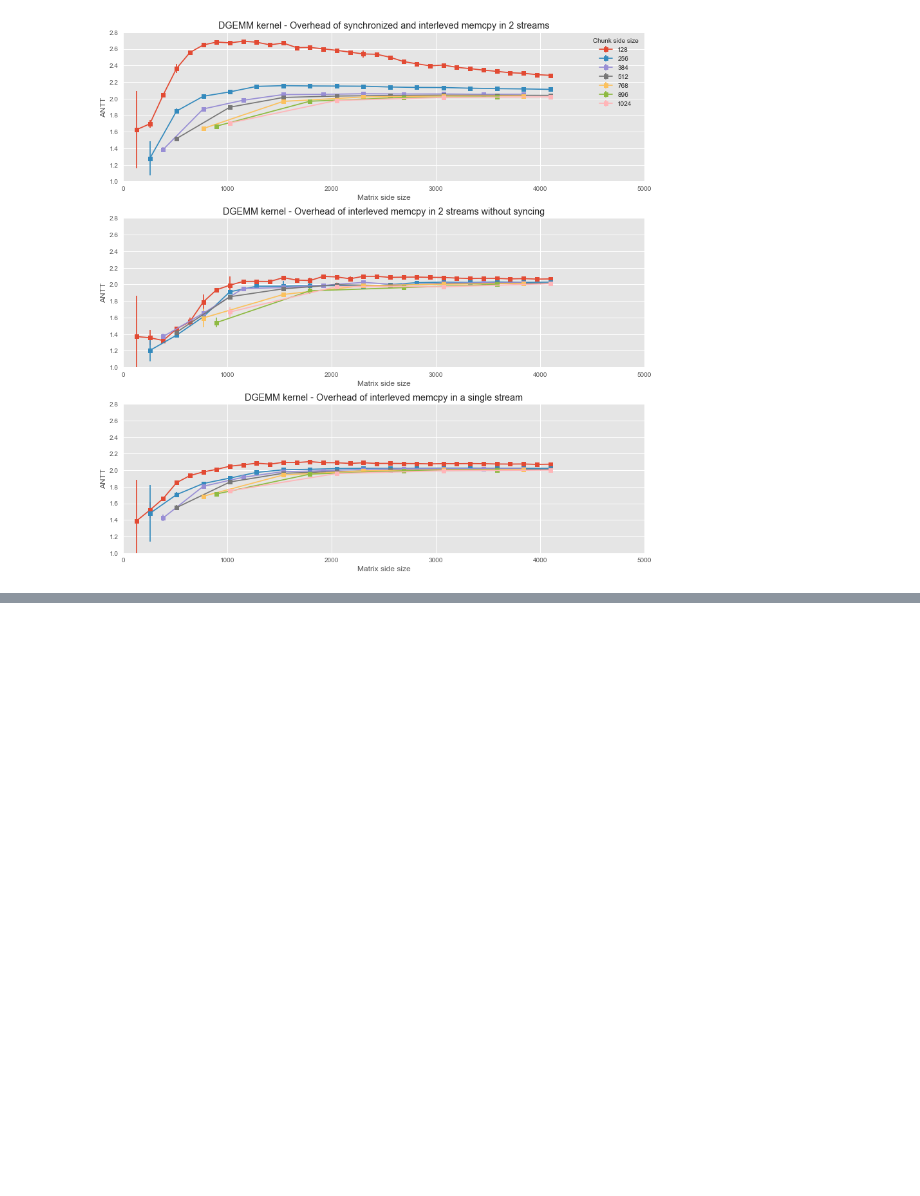
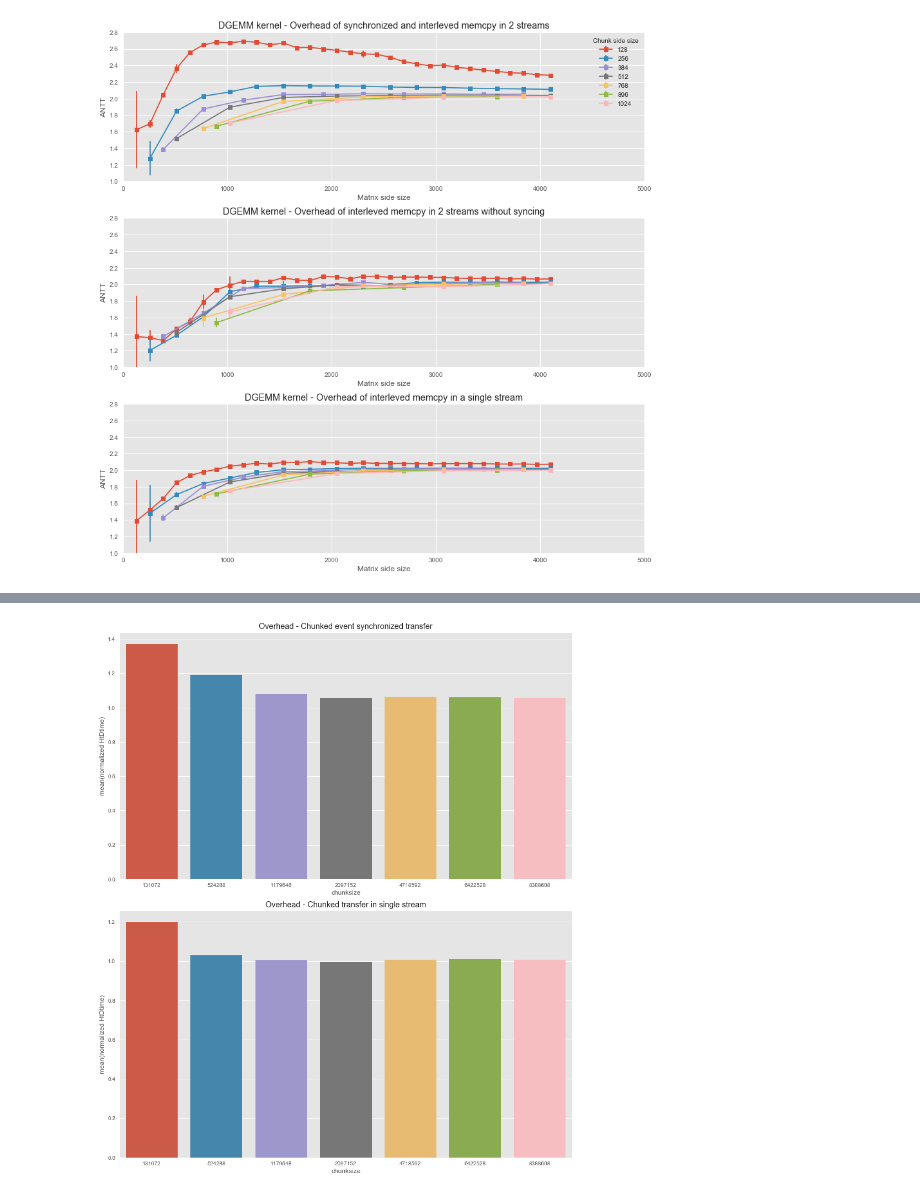
Before and after one commit to Erikun/bandwidthpartition, a Jupyter notebook: chunkedwithkernels.ipynb, the cells around one changed output, grey strips where cells are left out. Saved outputs shown, nothing was run; the diff lists cells and outputs as text; code cells hidden in the pictures; blank space fills up the shorter version.

Commit message:
added overhead calc

```diff
--- a/chunkedwithkernels.ipynb
+++ b/chunkedwithkernels.ipynb
@@ -1604,3 +1570,73 @@ plt.xlim(0,5000)
 plt.tight_layout(pad=0.4, w_pad=0.5, h_pad=1.0)
 # %% [output]
 [figure]
+# %%
+plt.figure(figsize=(12,14))
+bl2 = blpart2[blpart2['Kernel']==" partition 1"]
+plt.subplot(211)
+chunks = 24
+
+normalizeddf = dfsync.copy()
+print normalizeddf['no_chunksHtD'].unique()
+print normalizeddf['chunksize'].unique()
+
+
+#normalizeddf = normalizeddf.loc[normalizeddf['Kernel']=='partition 2']
+#normalizeddf = normalized.loc(normalized['Kernel']=='partition 2')
+for s in normalizeddf.loc[:,('#size')].unique():
+    avg=bl2['HtDtime'][bl2['#size']==s].mean()
+    normalizeddf.loc[normalizeddf['#size']==s, 'normalized HtDtime'] = normalizeddf['HtDtime'].apply(lambda x: x/avg)
+#normalizeddf['chunk%']=normalizeddf['chunksize']/(normalizeddf['totalsizeHtD']+normalizeddf['totalsizeDtH'])
+y=normalizeddf.groupby(['no_chunksHtD','#size','Kernel','chunksize'],as_index=False)['normalized HtDtime'].mean()
+err=normalizeddf.groupby(['no_chunksHtD','#size','Kernel','chunksize'])['normalized HtDtime'].apply(np.std)
+x=normalizeddf['no_chunksHtD'].unique()
+ymod = y[y['Kernel']=='partition 2']
+
+ymod = ymod[ymod['no_chunksHtD']==chunks]
+#seaborn.barplot(x='no_chunksHtD',y='normalized HtDtime', hue='chunksize', data = ymod)
+seaborn.barplot(x='chunksize',y='normalized HtDtime', data = ymod)
+
+
+
+plt.title('Overhead - Chunked event synchronized transfer')
+
+
+# plt.subplot(312)
+
+# normalizeddf = dfnosync.copy()
+# #normalizeddf = normalizeddf.loc[normalizeddf['Kernel']=='partition 2']
+# #normalizeddf = normalized.loc(normalized['Kernel']=='partition 2')
+# for s in normalizeddf.loc[:,('#size')].unique():
+#     avg=bl2['HtDtime'][bl2['#size']==s].mean()
+#     normalizeddf.loc[normalizeddf['#size']==s, 'normalized HtDtime'] = normalizeddf['HtDtime'].apply(lambda x: x/avg)
+# #normalizeddf['chunk%']=normalizeddf['chunksize']/(normalizeddf['totalsizeHtD']+normalizeddf['totalsizeDtH'])
+# y=normalizeddf.groupby(['no_chunksHtD','#size','Kernel','chunksize'],as_index=False)['normalized HtDtime'].mean()
+# err=normalizeddf.groupby(['no_chunksHtD','#size','Kernel','chunksize'])['normalized HtDtime'].apply(np.std)
+# x=normalizeddf['no_chunksHtD'].unique()
+# ymod = y[y['Kernel']=='partition 2']
+
+# ymod = ymod[ymod['no_chunksHtD']<=chunks]
+# seaborn.barplot(x='no_chunksHtD',y='normalized HtDtime', hue='chunksize', data = ymod)
+plt.subplot(212)
+
+normalizeddf = dfsingle.copy()
+#normalizeddf = normalizeddf.loc[normalizeddf['Kernel']=='partition 2']
+#normalizeddf = normalized.loc(normalized['Kernel']=='partition 2')
+for s in normalizeddf.loc[:,('#size')].unique():
+    avg=bl2['HtDtime'][bl2['#size']==s].mean()
+    normalizeddf.loc[normalizeddf['#size']==s, 'normalized HtDtime'] = normalizeddf['HtDtime'].apply(lambda x: x/avg)
+#normalizeddf['chunk%']=normalizeddf['chunksize']/(normalizeddf['totalsizeHtD']+normalizeddf['totalsizeDtH'])
+y=normalizeddf.groupby(['no_chunksHtD','#size','Kernel','chunksize'],as_index=False)['normalized HtDtime'].mean()
+err=normalizeddf.groupby(['no_chunksHtD','#size','Kernel','chunksize'])['normalized HtDtime'].apply(np.std)
+x=normalizeddf['no_chunksHtD'].unique()
+ymod = y[y['Kernel']=='partition 2']
+
+ymod = ymod[ymod['no_chunksHtD']==chunks]
+#seaborn.barplot(x='no_chunksHtD',y='normalized HtDtime', hue='chunksize', data = ymod)
+seaborn.barplot(x='chunksize',y='normalized HtDtime', data = ymod)
+plt.title('Overhead - Chunked transfer in single stream')
+
+
+print ymod
+plt.tight_layout(pad=0.4, w_pad=0.5, h_pad=1.0)
+# %% [output]
@@ -1606,0 +1655 @@ plt.tight_layout(pad=0.4, w_pad=0.5, h_pad=1.0)
+[figure, added]
```
Also changed, not shown: parts of 18 cells of this notebook.
